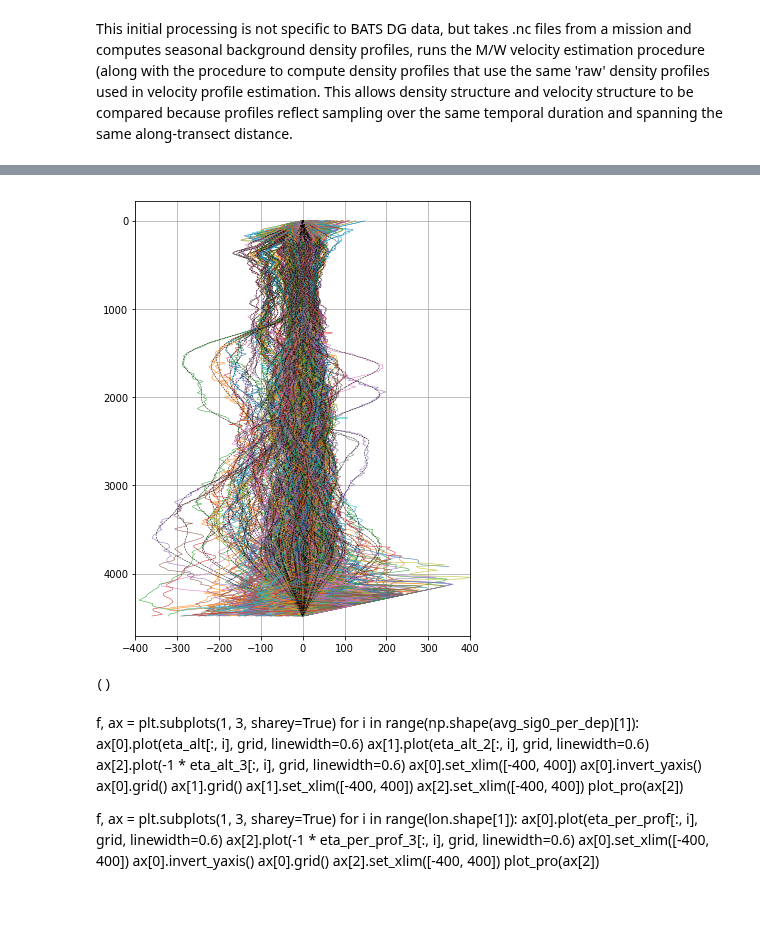
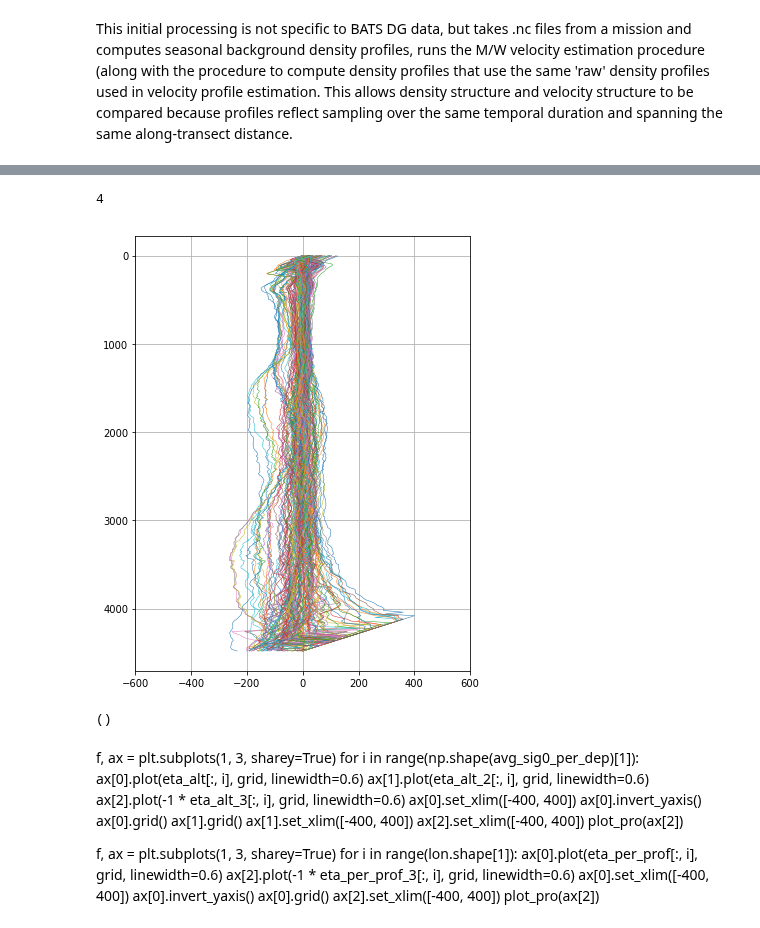
Before and after one commit to jakesteinberg/geostrophic_turbulence, a Jupyter notebook: bats_dg_2015_initial_processing.ipynb, the cells around one changed output, grey strips where cells are left out. Saved outputs shown, nothing was run; the diff lists cells and outputs as text; code cells hidden in the pictures.

```diff
--- a/bats_dg_2015_initial_processing.ipynb
+++ b/bats_dg_2015_initial_processing.ipynb
@@ -47,10 +47,11 @@ bin_depth = GD.variables['grid'][:]
 # ---- PROCESSING USING GLIDER PACKAGE
 gs = 12
 ge = 175
-x = Glider(35, np.arange(gs, ge + 1), '/Users/jake/Documents/baroclinic_modes/DG/BATS_2015/sg035')
+x = Glider(35, np.arange(gs, ge + 1), '/Users/jake/Documents/baroclinic_modes/DG/BATS_2015/sg035/fm_reprocessing_nov19/')
 
 # Test alternate density computation
-import_dg = si.loadmat('/Users/jake/Documents/baroclinic_modes/sg035_2015_neutral_density_bin.mat')
+import_dg = si.loadmat('/Users/jake/Documents/baroclinic_modes/DG/nc_files_processed_in_matlab/sg035_neutral_density_raw_bin.mat')
+# import_dg = si.loadmat('/Users/jake/Documents/baroclinic_modes/sg035_2015_neutral_density_bin.mat')
 dg_data = import_dg['out']
 limm = 450
 profile_tags = dg_data['prof_number'][0][0][0]
@@ -358,39 +424,35 @@ for i in range(np.shape(avg_sig0_per_dep)[1]):  # loop over each profile
     this_lat = dg_v_lat[i]
     # match profile with appropriate background (in time and space)
 
+    t_over = 10
+
     # first sort by quadrant (then season...if wanting to)
     # ---- quadrant 1 ----
     if (this_lon < lon_lim) & (this_lat > lat_lim):
         if this_time < bd1: # winter
             t_over = 0
-        # elif (this_time > bd1) & (this_time < bd2):  # summer
-        #     t_over = 4
         else:  # summer
             t_over = 4
     # ---- quadrant 2 ----
     elif (this_lon > lon_lim) & (this_lat > lat_lim):
         if this_time < bd1: # winter
             t_over = 1
-        # elif (this_time > bd1) & (this_time < bd2):  # summer
-        #     t_over = 5
-        else:  # fall
+        else:  # summer
             t_over = 5
     # ---- quadrant 3 ----
     elif (this_lon > lon_lim) & (this_lat < lat_lim):
         if this_time < bd1: # winter
             t_over = 2
-        # elif (this_time > bd1) & (this_time < bd2):  # summer
-        #     t_over = 6
-        else:  # fall
+        else:  # summer
             t_over = 6
     # ---- quadrant 4 ----
-    else:
+    elif (this_lon < lon_lim) & (this_lat < lat_lim):
         if this_time < bd1: # winter
             t_over = 3
-        # elif (this_time > bd1) & (this_time < bd2):  # summer
-        #     t_over = 7
-        else:  # fall
+        else:  # summer
             t_over = 7
+
+    # print([t_over, dg_v_dive_no_0[i]])
 
     # ETA ALT (avg_sig0_per_dep and sigma_theta_avg are really neutral density, imported from matlab binning)
     # match profile (really avg of 3/4 profiles) with one of 4 seasonal background profiles
@@ -450,32 +530,24 @@ for i in range(lon.shape[1]):
     if (this_lon < lon_lim) & (this_lat > lat_lim):
         if this_time < bd1: # winter
             t_over = 0
-        # elif (this_time > bd1) & (this_time < bd2):  # summer
-        #     t_over = 4
         else:  # fall
             t_over = 4
     # ---- quadrant 2 ----
     elif (this_lon > lon_lim) & (this_lat > lat_lim):
         if this_time < bd1: # winter
             t_over = 1
-        # elif (this_time > bd1) & (this_time < bd2):  # summer
-        #     t_over = 5
         else:  # fall
             t_over = 5
     # ---- quadrant 3 ----
     elif (this_lon > lon_lim) & (this_lat < lat_lim):
         if this_time < bd1: # winter
             t_over = 2
-        # elif (this_time > bd1) & (this_time < bd2):  # summer
-        #     t_over = 6
         else:  # fall
             t_over = 6
     # ---- quadrant 4 ----
-    else:
+    elif (this_lon < lon_lim) & (this_lat < lat_lim):
         if this_time < bd1: # winter
             t_over = 3
-        # elif (this_time > bd1) & (this_time < bd2):  # summer
-        #     t_over = 7
         else:  # fall
             t_over = 7
 
@@ -512,6 +584,7 @@ for i in range(lon.shape[1]):
     # obtain matrix of NEta
     # old, Neta[:, i] = bvf * this_eta
     # find indices within fitting range
+    eta_fit_depth_max = 4000
     iw = np.where((grid >= eta_fit_depth_min) & (grid <= eta_fit_depth_max))[0]
     if iw.size > 1:
         i_sh = np.where((grid < eta_fit_depth_min))
@@ -546,17 +619,21 @@ for i in range(lon.shape[1]):
 PE_per_mass_all = PE_per_mass_prof.copy()
 PE_all_time = np.nanmean(d_time, axis=0)
 PE_all_tags = profile_tags.copy()
+# %%
+2+2
+# %% [output]
+4
 # %%
 matplotlib.rcParams['figure.figsize'] = (6, 8)
 f, ax = plt.subplots()
-for i in range(np.shape(eta_per_prof_3)[1]):
-    ax.plot(eta_per_prof_3[:, i], grid, linewidth=0.5)
-    ax.plot(Eta_m_prof[:, i], grid, color='k', linestyle='--', linewidth=0.5)
-ax.set_xlim([-400, 400])
+for i in range(np.shape(eta_alt_3)[1]):
+    ax.plot(eta_alt_3[:, i], grid, linewidth=0.5)
+    # ax.plot(Eta_m_prof[:, i], grid, color='k', linestyle='--', linewidth=0.5)
+ax.set_xlim([-600, 600])
 ax.invert_yaxis()
 plot_pro(ax)
 # %% [output]
-[figure, old version]
+[figure, new version]
 ()
 # %% [markdown]
 f, ax = plt.subplots(1, 3, sharey=True)
```
Also changed, not shown: parts of 19 cells of this notebook, 7 other files.
